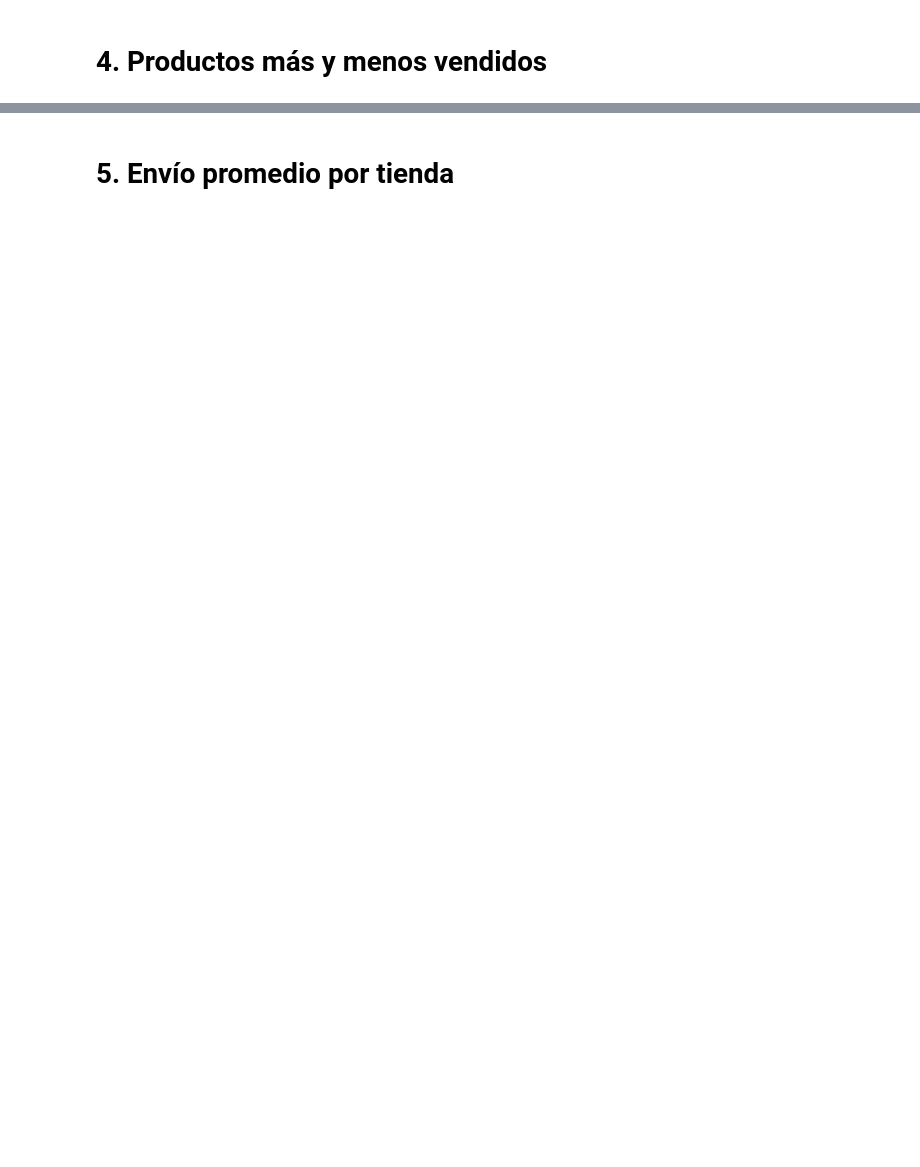
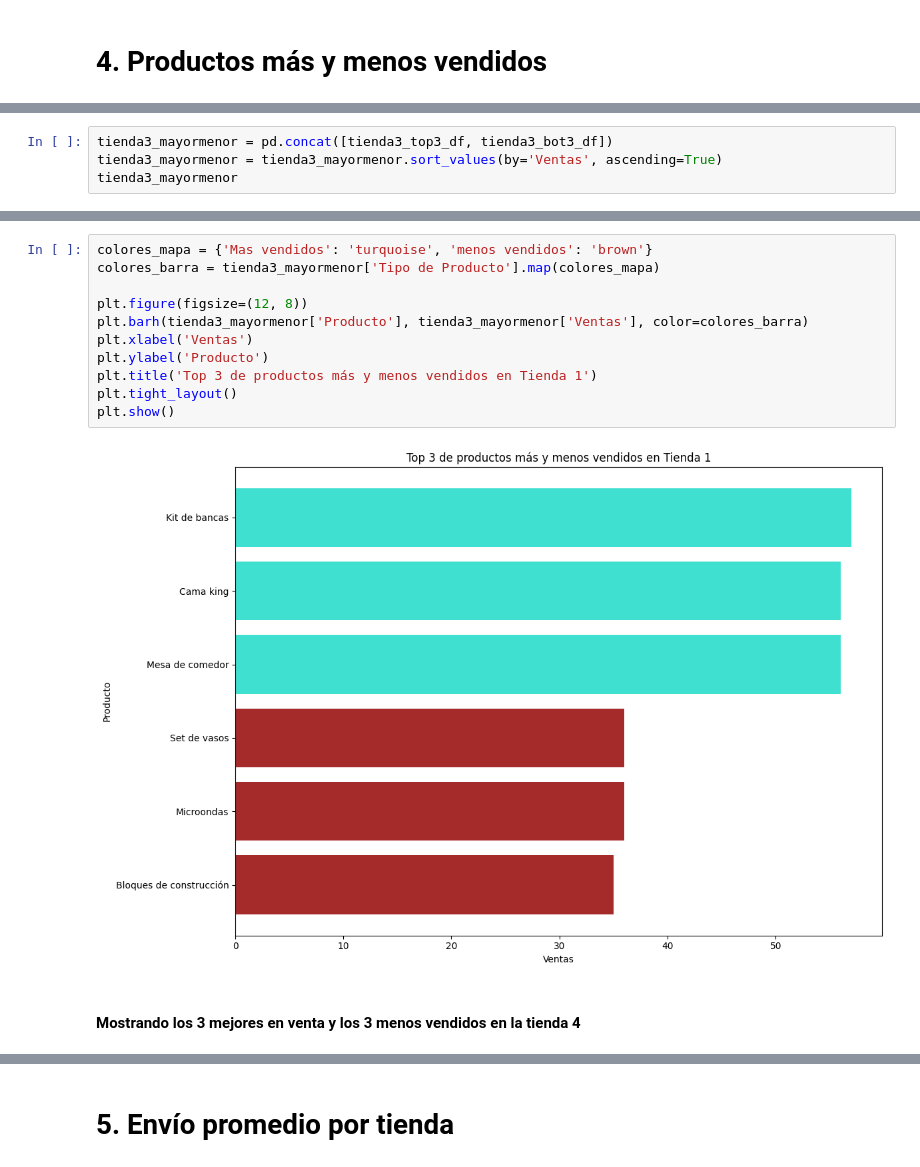
Before and after one commit to SalvatoreSisay/alura-store, a Jupyter notebook: AluraStoreLatam_Challenge.ipynb, the cells around one changed output, grey strips where cells are left out. Saved outputs shown, nothing was run; the diff lists cells and outputs as text; blank space fills up the shorter version.

```diff
--- a/AluraStoreLatam_Challenge.ipynb
+++ b/AluraStoreLatam_Challenge.ipynb
@@ -169,0 +429,4 @@ ventas_por_categoria.plot(kind='bar', figsize=(14, 8), xlabel='Categoría del Pr
+# %%
+tienda3_mayormenor = pd.concat([tienda3_top3_df, tienda3_bot3_df])
+tienda3_mayormenor = tienda3_mayormenor.sort_values(by='Ventas', ascending=True)
+tienda3_mayormenor
@@ -169,0 +441,15 @@ ventas_por_categoria.plot(kind='bar', figsize=(14, 8), xlabel='Categoría del Pr
+# %%
+colores_mapa = {'Mas vendidos': 'turquoise', 'menos vendidos': 'brown'}
+colores_barra = tienda3_mayormenor['Tipo de Producto'].map(colores_mapa)
+
+plt.figure(figsize=(12, 8))
+plt.barh(tienda3_mayormenor['Producto'], tienda3_mayormenor['Ventas'], color=colores_barra)
+plt.xlabel('Ventas')
+plt.ylabel('Producto')
+plt.title('Top 3 de productos más y menos vendidos en Tienda 1')
+plt.tight_layout()
+plt.show()
+# %% [output]
+[figure, added]
+# %% [markdown]
+#### **Mostrando los 3 mejores en venta y los 3 menos vendidos en la tienda 4**
```
Also changed, not shown: parts of 35 cells of this notebook.
